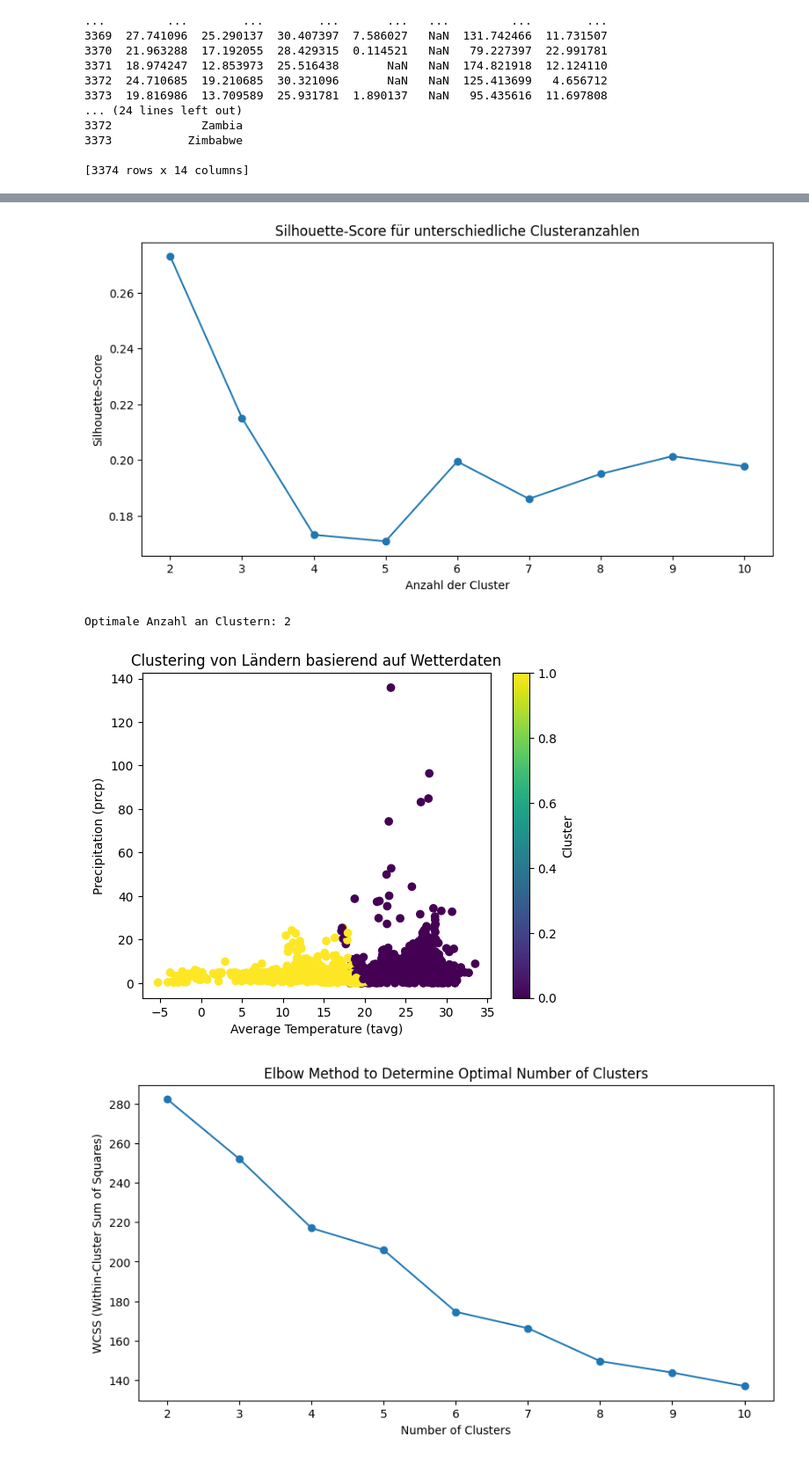
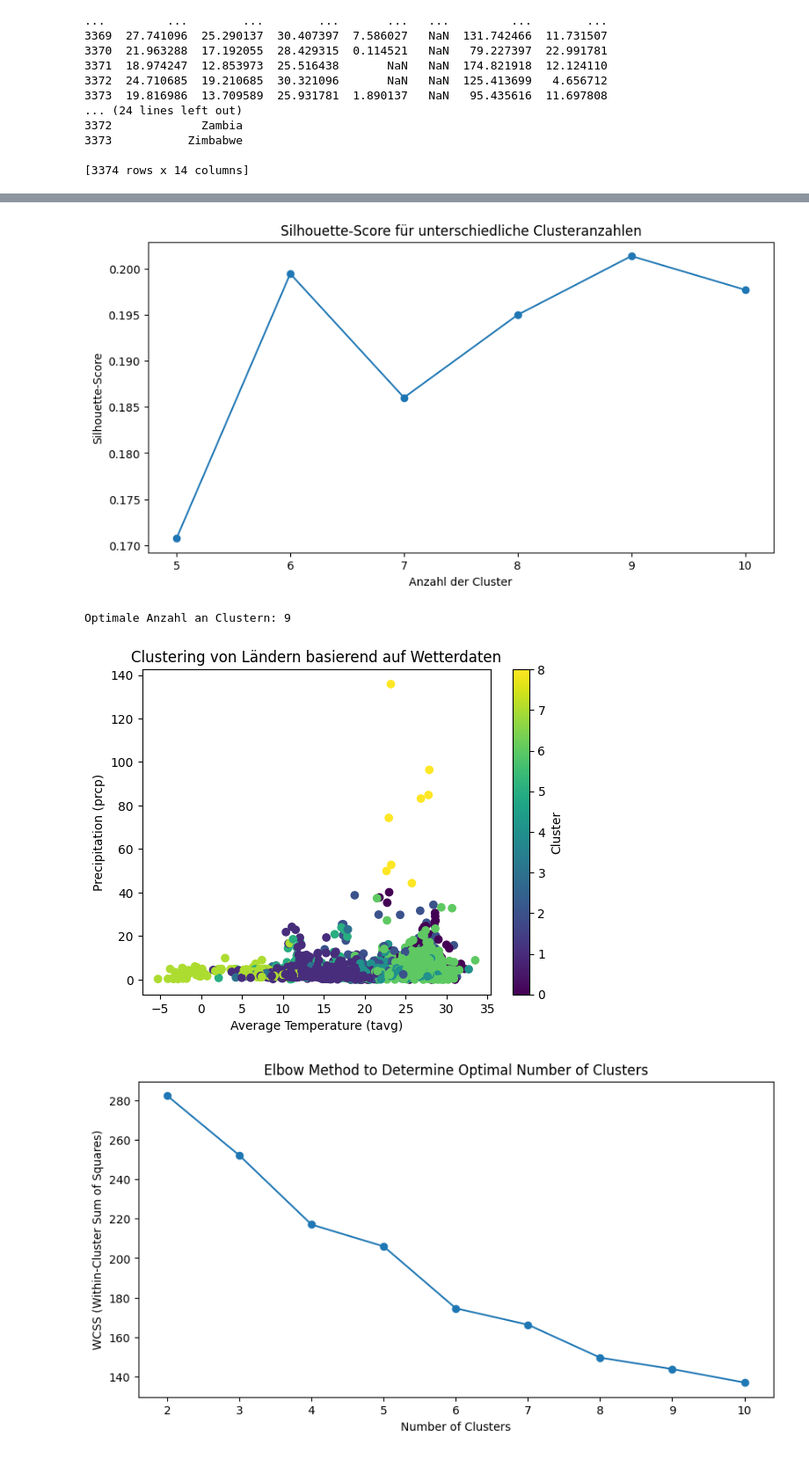
Before and after one commit to mats-ad/Quality-of-Life-World, a Jupyter notebook: weather_data.ipynb, the cells around one changed output, grey strips where cells are left out. Shown at 88% size. Drawn from its saved outputs; the diff is of its cells as text; code cells hidden in the pictures.

Commit message:
generated new datasets for weather and cleaned them

```diff
--- a/weather_data.ipynb
+++ b/weather_data.ipynb
@@ -723,5 +762,6 @@ print(aggregated_weather_data)
 # %%
-cleaned_data = pd.read_csv('cleaned_weather_data-2.csv')
+import pandas as pd
+cleaned_data = pd.read_csv('cleaned_weather_data.csv')
 cleaned_data
 # %% [output]
 |  | tavg | tmin | tmax | prcp | snow | wdir | wspd | wpgt | pres | tsun | Latitude | ... |
@@ -754,7 +838,7 @@ scaled_values = scaler.fit_transform(values)
 # Finden der optimalen Anzahl an Clustern mit der Elbow-Methode
 wcss = []  # Within-Cluster Sum of Squares
 silhouette_scores = []
-cluster_range = range(2, 11)
+cluster_range = range(5, 11)
 
 for k in cluster_range:
     kmeans = KMeans(n_clusters=k, random_state=42)
@@ -800,6 +884,6 @@ plt.show()
-[figure, old version]
+[figure, new version]
-Optimale Anzahl an Clustern: 2
+Optimale Anzahl an Clustern: 9
-[figure, old version]
+[figure, new version]
 # %%
 from sklearn.cluster import KMeans
 from sklearn.preprocessing import MinMaxScaler
```
Also changed, not shown: parts of 13 cells of this notebook, 4 other files.
